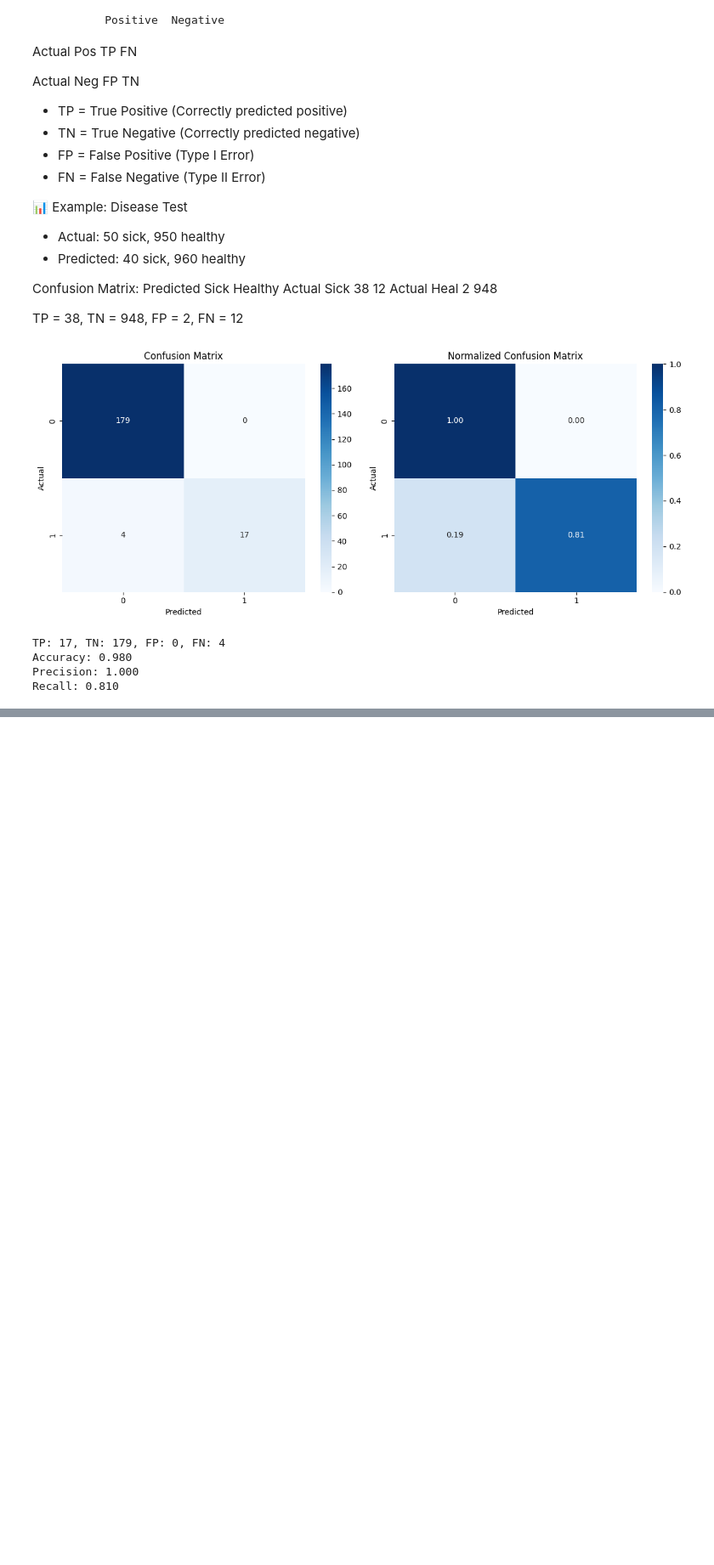
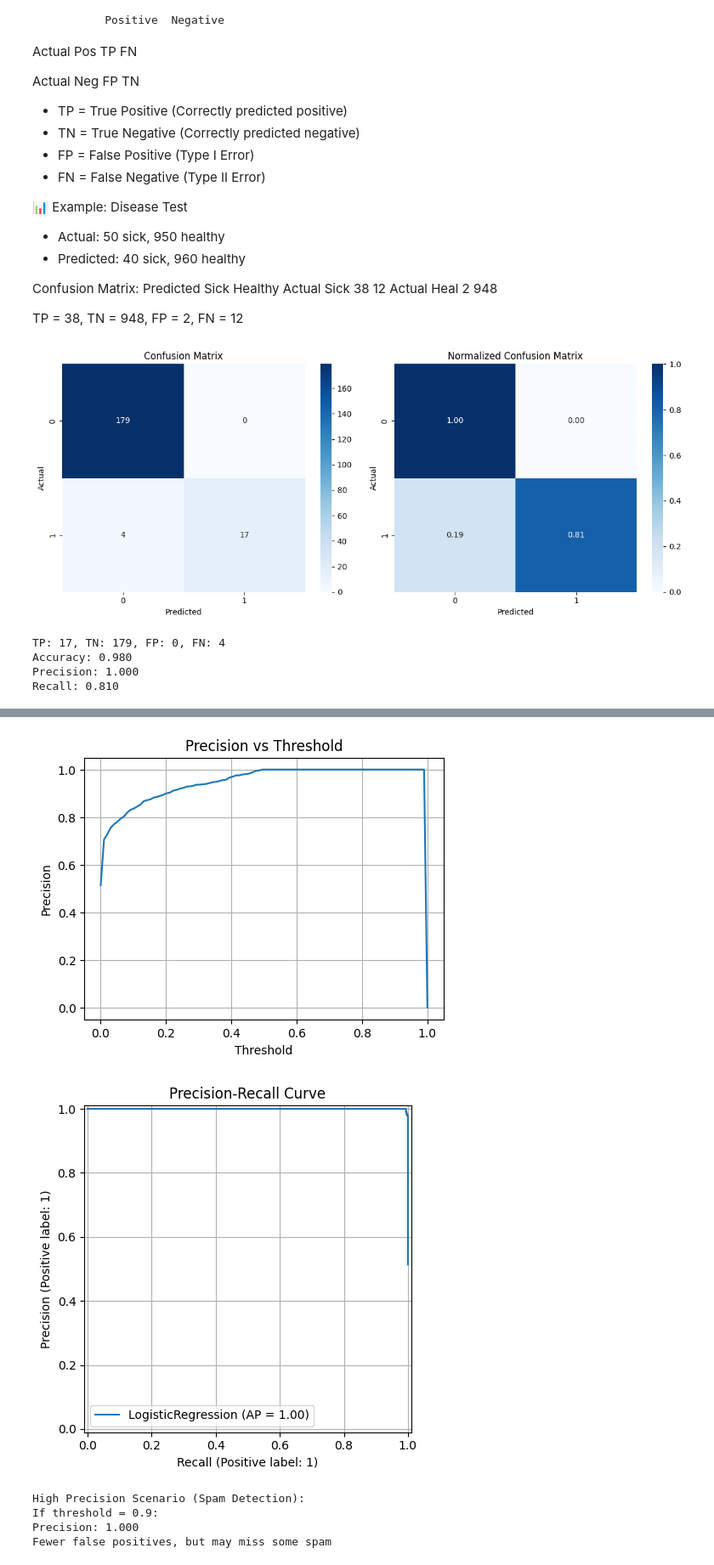
Before and after one commit to hima879/aiml, a Jupyter notebook: practice/ML_Concepts.ipynb, the cells around one changed output, grey strips where cells are left out. Shown at 85% size. Cells and saved outputs as stored; diff of their text form; code cells hidden in the pictures; blank space fills up the shorter version.

```diff
--- a/practice/ML_Concepts.ipynb
+++ b/practice/ML_Concepts.ipynb
@@ -763,0 +782,60 @@ Recall: 0.810
+# %%
+from sklearn.metrics import precision_score, precision_recall_curve
+import matplotlib.pyplot as plt
+
+# Generate data with varying precision
+np.random.seed(42)
+n_samples = 1000
+
+# Create dataset with different precision thresholds
+X = np.random.randn(n_samples, 2)
+y = (X[:, 0] + X[:, 1] > 0).astype(int)
+
+# Train model
+from sklearn.linear_model import LogisticRegression
+model = LogisticRegression()
+model.fit(X, y)
+
+# Get predicted probabilities
+y_scores = model.predict_proba(X)[:, 1]
+
+# Calculate precision at different thresholds
+thresholds = np.linspace(0, 1, 100)
+precisions = []
+
+for threshold in thresholds:
+    y_pred = (y_scores >= threshold).astype(int)
+    precisions.append(precision_score(y, y_pred, zero_division=0))
+
+# Plot precision vs threshold
+plt.figure(figsize=(12, 4))
+plt.subplot(1, 2, 1)
+plt.plot(thresholds, precisions)
+plt.xlabel('Threshold')
+plt.ylabel('Precision')
+plt.title('Precision vs Threshold')
+plt.grid(True)
+
+# Precision-Recall curve
+from sklearn.metrics import PrecisionRecallDisplay
+PrecisionRecallDisplay.from_estimator(model, X, y)
+plt.title('Precision-Recall Curve')
+plt.grid(True)
+
+plt.tight_layout()
+plt.show()
+
+# Example: High Precision requirement
+print("\nHigh Precision Scenario (Spam Detection):")
+print("If threshold = 0.9:")
+y_pred_high = (y_scores >= 0.9).astype(int)
+precision_high = precision_score(y, y_pred_high, zero_division=0)
+print(f"Precision: {precision_high:.3f}")
+print("Fewer false positives, but may miss some spam")
+# %% [output]
+[figure, added]
+[figure, added]
+High Precision Scenario (Spam Detection):
+If threshold = 0.9:
+Precision: 1.000
+Fewer false positives, but may miss some spam
```
Also changed, not shown: parts of 2 cells of this notebook.
